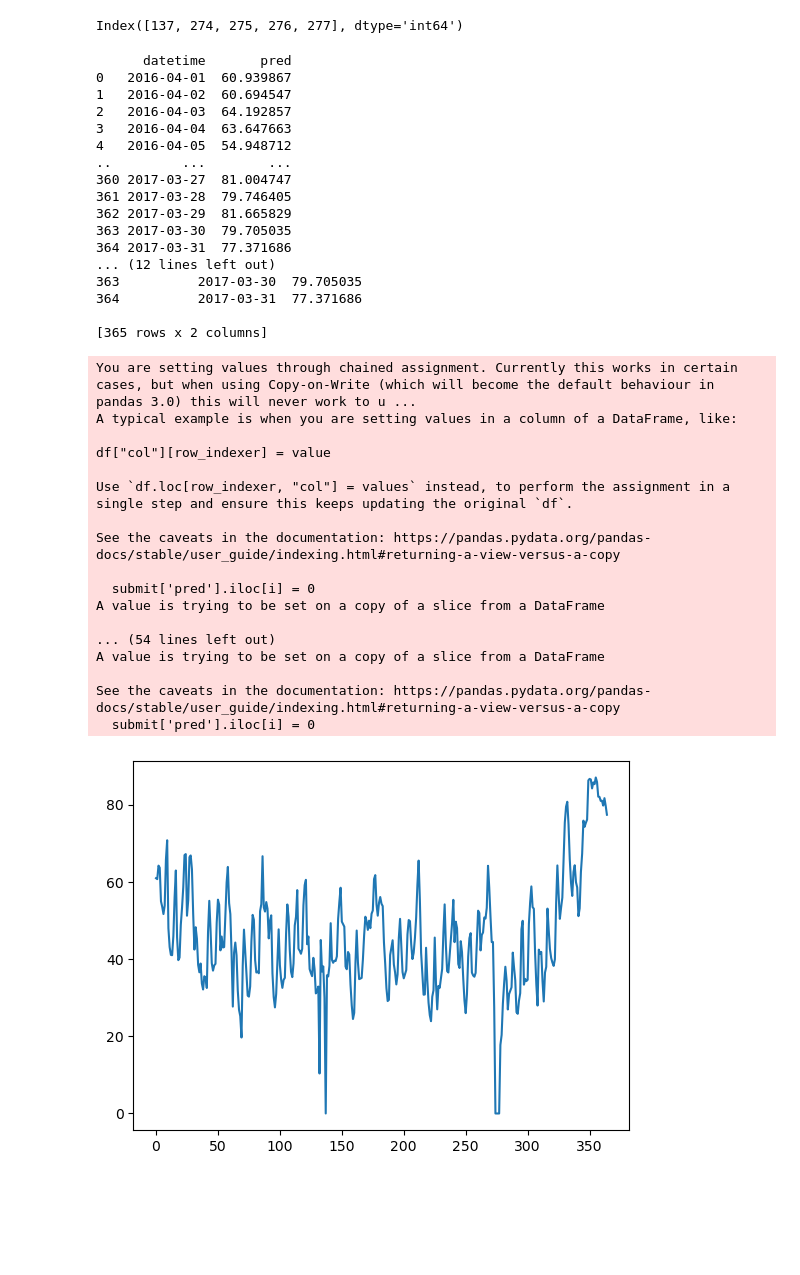
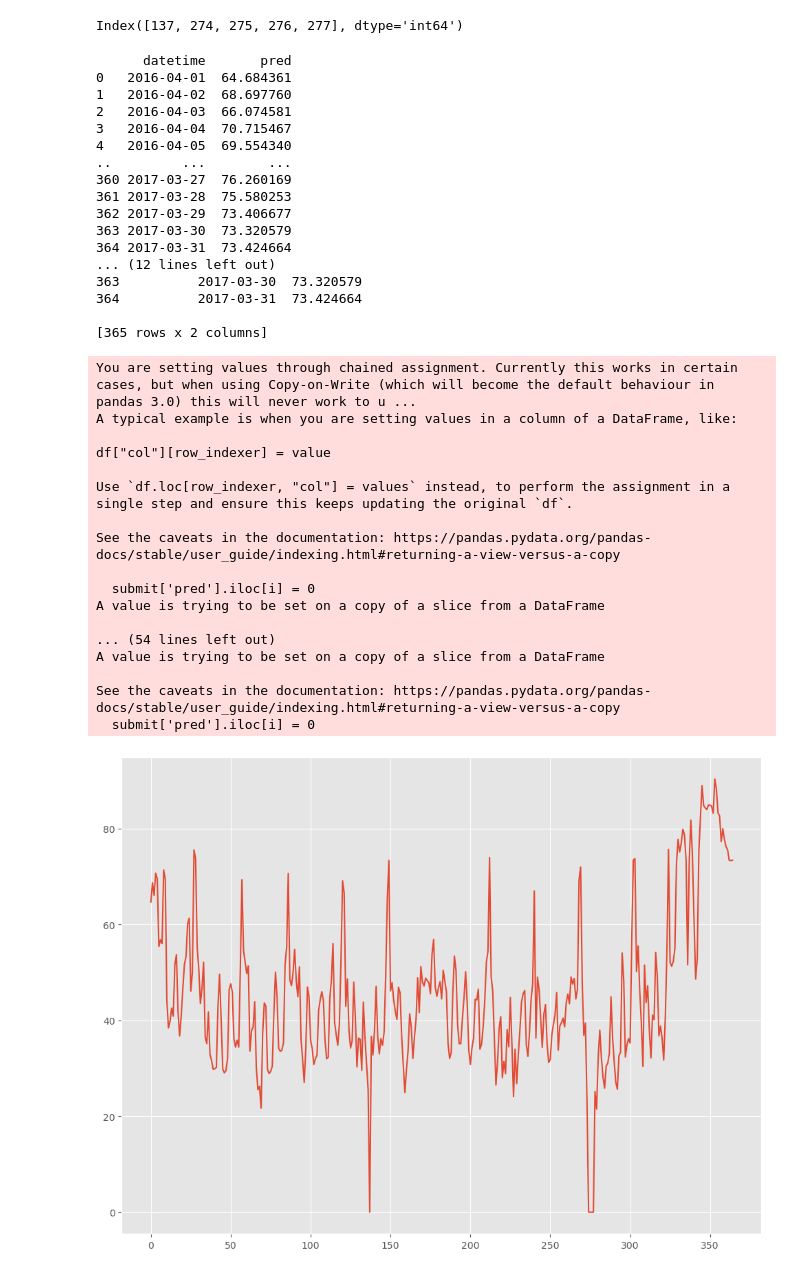
Before and after one commit to uchimaru007/my_signage, a Jupyter notebook: notebook/LightGBM.ipynb, the cells around one changed output. Cells and saved outputs as stored; diff of their text form; code cells hidden in the pictures; blank space fills up the shorter version.

```diff
--- a/notebook/LightGBM.ipynb
+++ b/notebook/LightGBM.ipynb
@@ -6,10 +11,33 @@ from sklearn.metrics import mean_absolute_error
 
 import lightgbm as lgb
 import seaborn as sns
+# %%
+plt.style.use('ggplot')
+plt.rcParams['figure.figsize'] = [12, 9]
 # %%
 df = pd.read_csv('/Users/estyle-150/github/my_signage/data/processed/processed20240826.csv')
 df['datetime'] = pd.to_datetime(df['datetime'])
 df.set_index('datetime', inplace=True)
+
+df.drop(['price_am_moving_avg_7', 'price_pm_moving_avg_7', 'day'], axis=1, inplace=True)
+
+################
+### 変化点検知 ###
+################
+
+# コスト関数の設定
+model = "l2"
+# アルゴの設定と学習
+algo = rpt.Dynp(model=model).fit(df[['y']])
+# 変化点の検出
+my_bkps = algo.predict(n_bkps=3)
+# 結果のプロット
+rpt.show.display(df[['y']], my_bkps, figsize=(12, 9))
+plt.show()
+# 検出された変化点
+print(my_bkps)
+
+df = df[my_bkps[0]:]
 
 # 訓練データをとる
 train_data = df[df['is_train'] == 1].copy()
@@ -24,4 +52,7 @@ train_data.drop(['is_train'], axis=1, inplace=True)
 test_data.drop(['y','is_train'], axis=1, inplace=True)
 
 display(train_data.head(), test_data.head())
+
+
+plt.plot(df['y'])
 # %% [output]
@@ -60,10 +94,10 @@ lgb_train = lgb.Dataset(X_train, y_train)
 lgb.test = lgb.Dataset(X_test, y_test)
 
 # 評価基準
-params = {"objective" : "mse",
+params = {"objective" : "regression",
               "metric" : "mse",
-              "num_leaves" : 25,
-              "early_stopping_rounds" : 10,
+              "num_leaves" : 5,
+              "early_stopping_rounds" : 50,
               "verbosity": -1}
 
 # 回帰モデル作成
@@ -114,13 +148,14 @@ import optuna
 # %%
 # 固定値のハイパーパラメータ
 params_base = {
-    'objective' : 'mae',    # 損失関数
+    'objective' : 'regression',    # 損失関数
     'random_seed' : 123,
-    'learnig_rate' : 0.02,  # １回のブースティングで加算する重みの比率
+    'learnig_rate' : 0.05,  # １回のブースティングで加算する重みの比率
     'min_data_in_bin' : 3,  # ヒストグラムの１つのbinに含まれる最小のレコード数
     'bagging_freq' : 0,
     'verbose' : -1,
 }
+
 
 # ハイパーパラメータの探索範囲
 def objective(trial):
@@ -143,10 +178,10 @@ def objective(trial):
     #探索用ハイパーパラメータで学習
     model = lgb.train(params_turning,
                       lgb_train,
-                      num_boost_round=3000,
+                      num_boost_round=6000,
                       valid_sets=[lgb_train, lgb_eval],
                       valid_names=['train', 'valid'],
-                      callbacks=[lgb.early_stopping(100),
+                      callbacks=[lgb.early_stopping(50),
                                  lgb.log_evaluation(500)])
     y_va_pred = model.predict(x_va,
                               num_iteration=model.best_iteration)
@@ -279,44 +314,44 @@ for i in test_data2[test_data2['close']==1].index:
     submit['pred'].iloc[i] = 0
 
 
 plt.plot(submit['pred'])
 
 submit.columns = submit.iloc[0]
 print(submit)
-submit.to_csv('signate_ligthGBM_oputuna_3.csv', index=False)
+submit.to_csv('signate_ligthGBM_oputuna_0831.csv', index=False)
 # %% [output]
       datetime       pred
-0   2016-04-01  60.939867
-1   2016-04-02  60.694547
-2   2016-04-03  64.192857
-3   2016-04-04  63.647663
-4   2016-04-05  54.948712
+0   2016-04-01  64.684361
+1   2016-04-02  68.697760
+2   2016-04-03  66.074581
+3   2016-04-04  70.715467
+4   2016-04-05  69.554340
 ..         ...        ...
-360 2017-03-27  81.004747
-361 2017-03-28  79.746405
-362 2017-03-29  81.665829
-363 2017-03-30  79.705035
-364 2017-03-31  77.371686
+360 2017-03-27  76.260169
+361 2017-03-28  75.580253
+362 2017-03-29  73.406677
+363 2017-03-30  73.320579
+364 2017-03-31  73.424664
 ... (12 lines left out)
-363          2017-03-30  79.705035
-364          2017-03-31  77.371686
+363          2017-03-30  73.320579
+364          2017-03-31  73.424664
 
 [365 rows x 2 columns]
 You are setting values through chained assignment. Currently this works in certain cases, but when using Copy-on-Write (which will become the default behaviour in pandas 3.0) this will never work to u ...
 A typical example is when you are setting values in a column of a DataFrame, like:
 
 df["col"][row_indexer] = value
 
 Use `df.loc[row_indexer, "col"] = values` instead, to perform the assignment in a single step and ensure this keeps updating the original `df`.
 
 See the caveats in the documentation: https://pandas.pydata.org/pandas-docs/stable/user_guide/indexing.html#returning-a-view-versus-a-copy
 
   submit['pred'].iloc[i] = 0
 A value is trying to be set on a copy of a slice from a DataFrame
 
 ... (54 lines left out)
 A value is trying to be set on a copy of a slice from a DataFrame
 
 See the caveats in the documentation: https://pandas.pydata.org/pandas-docs/stable/user_guide/indexing.html#returning-a-view-versus-a-copy
   submit['pred'].iloc[i] = 0
-[figure, old version]
+[figure, new version]
```
Also changed, not shown: parts of 9 cells of this notebook, 3 other files.
